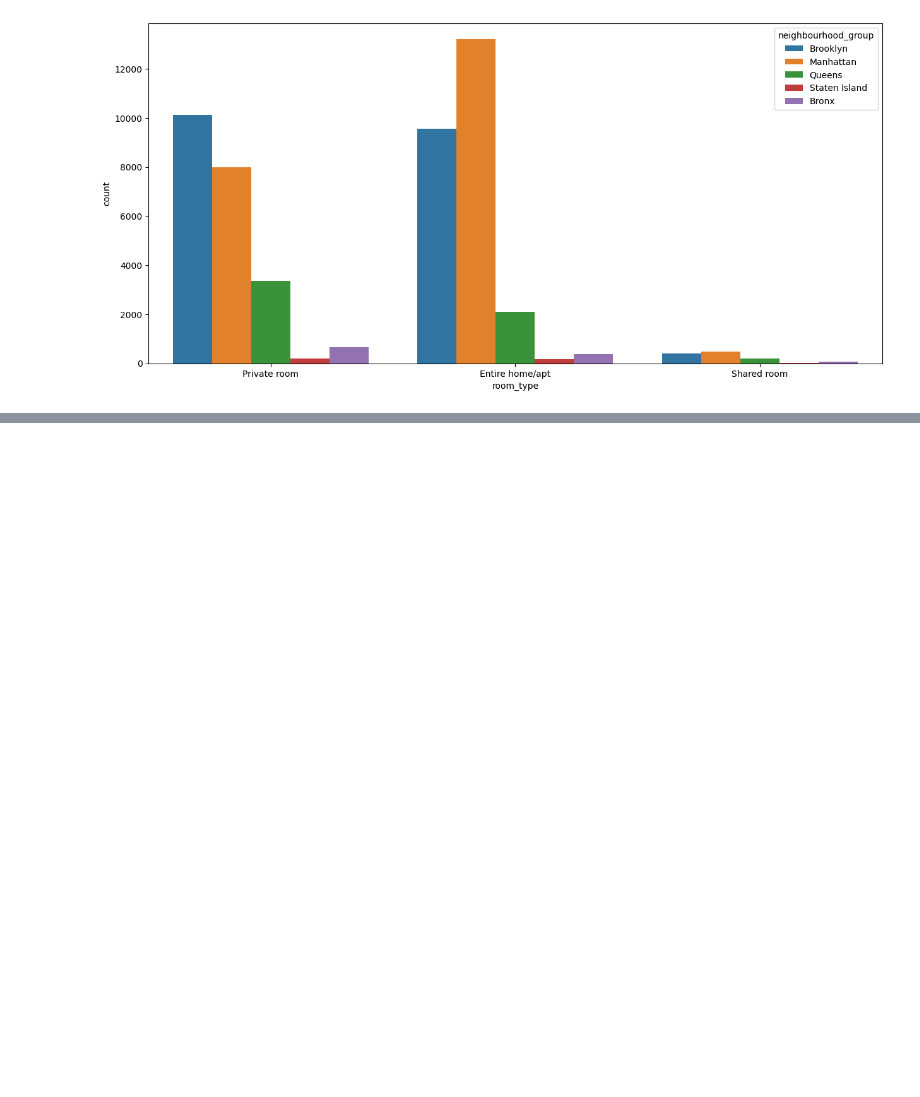
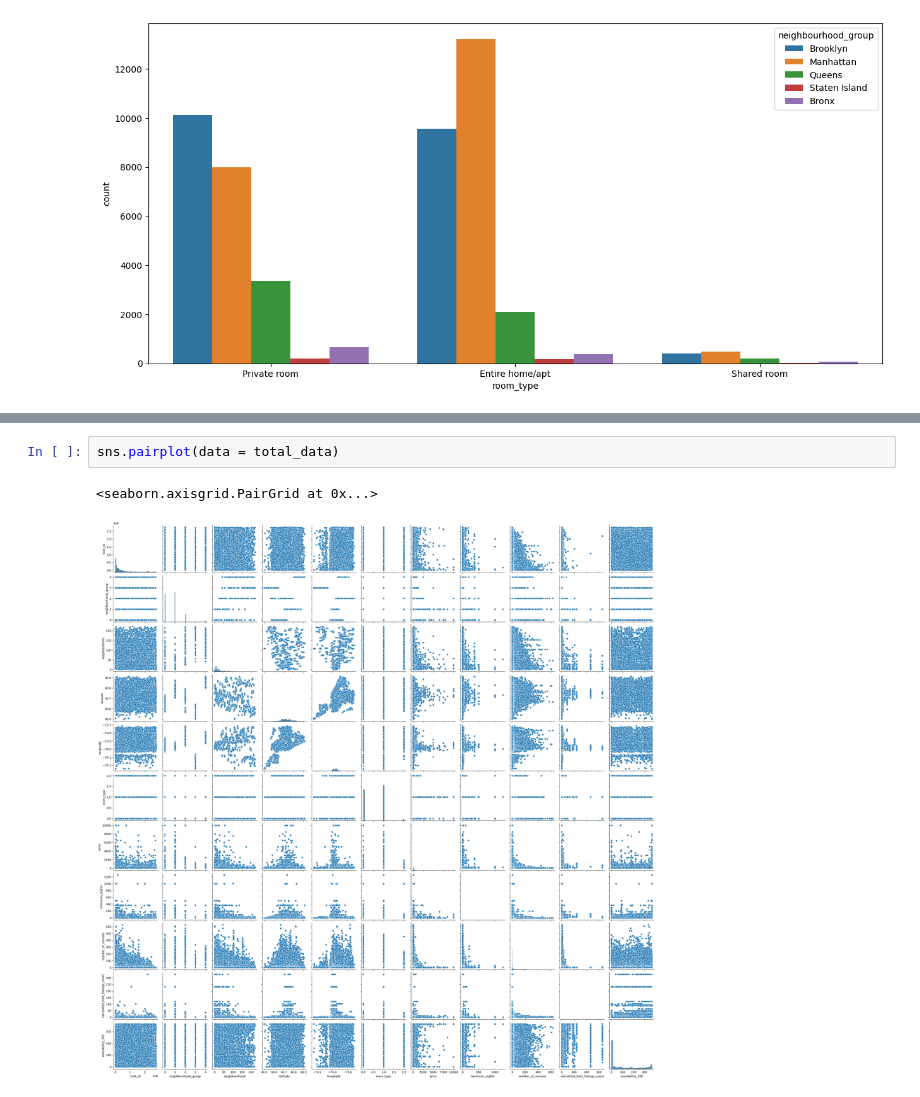
Before and after one commit to Adrips1212/machine-learning-python-template, a Jupyter notebook: src/explore.ipynb, the cells around one changed output, grey strips where cells are left out. Drawn from its saved outputs; the diff is of its cells as text; blank space fills up the shorter version.

```diff
--- a/src/explore.ipynb
+++ b/src/explore.ipynb
@@ -148,0 +176,5 @@ plt.show()
+# %%
+sns.pairplot(data = total_data)
+# %% [output]
+<seaborn.axisgrid.PairGrid at 0x...>
+[figure, added]
```
Also changed, not shown: parts of 10 cells of this notebook.
